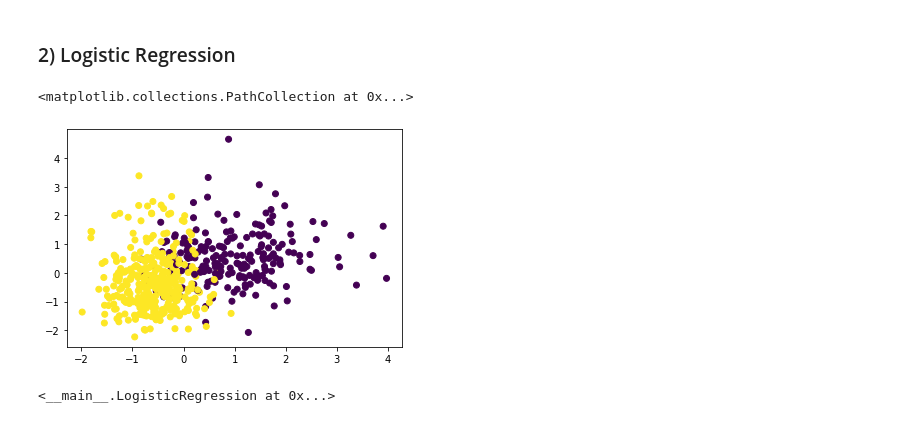
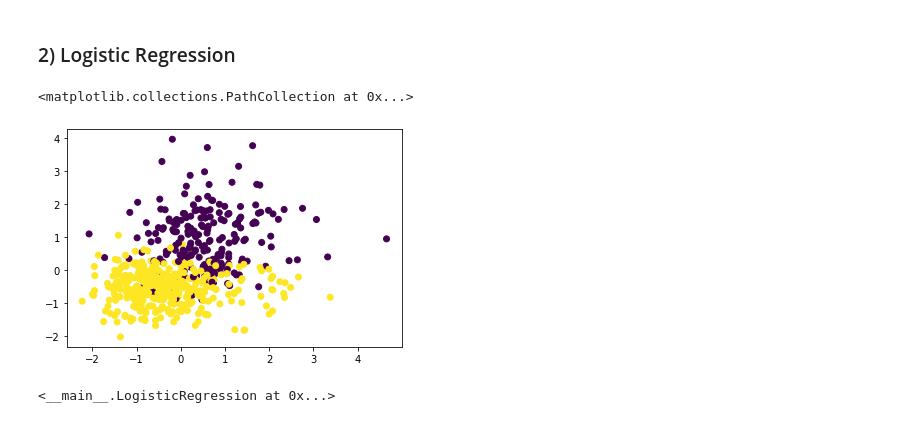
Before and after one commit to Romario-Stankovic/MachineLearningModels, a Jupyter notebook: exam.ipynb, the cells around one changed output. Saved outputs shown, nothing was run; the diff lists cells and outputs as text; code cells hidden in the pictures.

```diff
--- a/exam.ipynb
+++ b/exam.ipynb
@@ -362,9 +361,9 @@ X = normalize(X)
 Y = encode_labels(Y)
 # %%
-plt.scatter(X[:, 2], X[:, 1], c=Y)
+plt.scatter(X[:, 1], X[:, 0], c=Y)
 # %% [output]
 <matplotlib.collections.PathCollection at 0x...>
-[figure, old version]
+[figure, new version]
 # %%
 x_train, x_test, y_train, y_test = train_test_split(X, Y, 0.2)
 # %%
```
Also changed, not shown: parts of 12 cells of this notebook, 1 other file.
